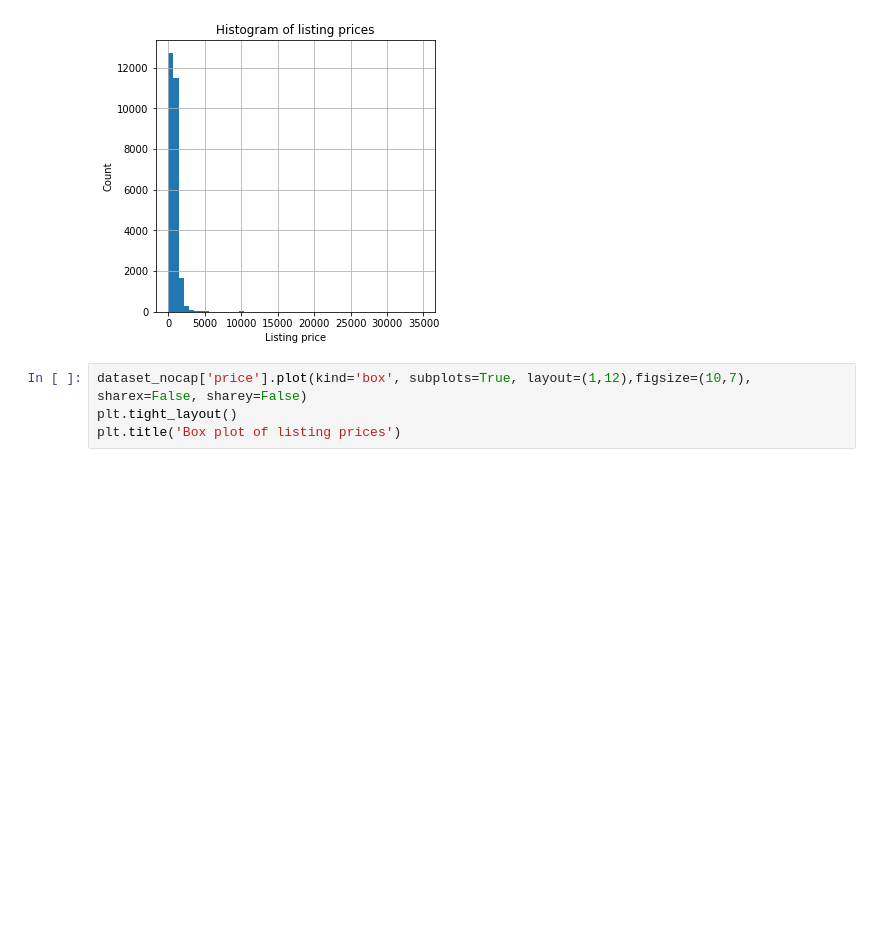
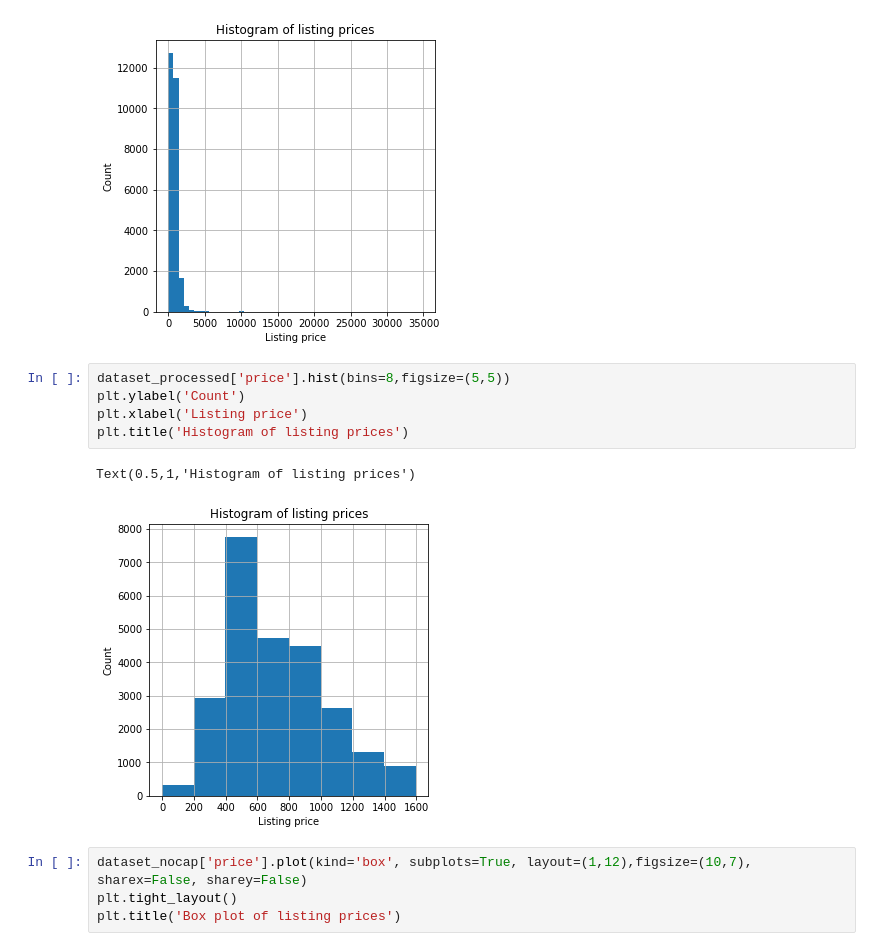
Before and after one commit to pixochi/airbnb-price-prediction, a Jupyter notebook: Airbnb Price Notebook.ipynb, the cells around one changed output. Saved outputs shown, nothing was run; the diff lists cells and outputs as text; blank space fills up the shorter version.

```diff
--- a/Airbnb Price Notebook.ipynb
+++ b/Airbnb Price Notebook.ipynb
@@ -192,6 +195,14 @@ plt.title('Histogram of listing prices')
 # %% [output]
 Text(0.5,1,'Histogram of listing prices')
 [figure]
+# %%
+dataset_processed['price'].hist(bins=8,figsize=(5,5))
+plt.ylabel('Count')
+plt.xlabel('Listing price')
+plt.title('Histogram of listing prices')
+# %% [output]
+Text(0.5,1,'Histogram of listing prices')
+[figure, added]
 # %%
 dataset_nocap['price'].plot(kind='box', subplots=True, layout=(1,12),figsize=(10,7), sharex=False, sharey=False)
 plt.tight_layout()
```
Also changed, not shown: parts of 20 cells of this notebook, 1 other file.
